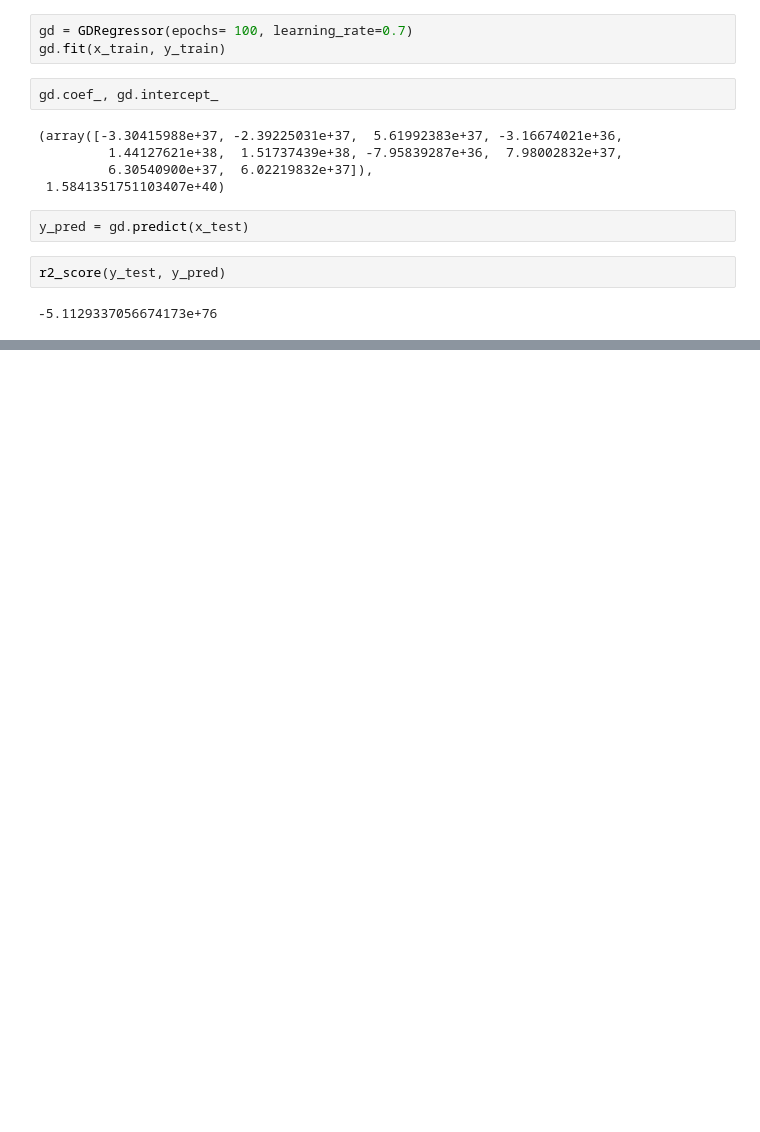
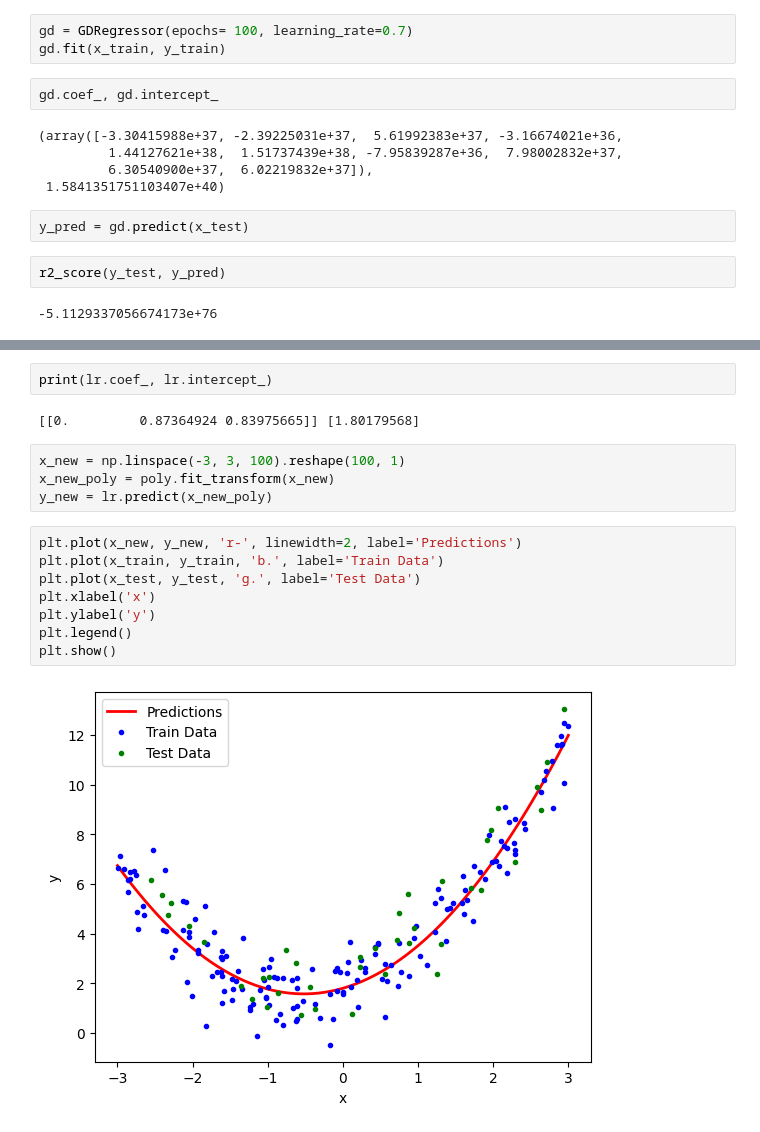
Before and after one commit to jenish2917/Machine-Learning, a Jupyter notebook: gradient descent.ipynb, the cells around one changed output, grey strips where cells are left out. Drawn from its saved outputs; the diff is of its cells as text; blank space fills up the shorter version.

```diff
--- a/gradient descent.ipynb
+++ b/gradient descent.ipynb
@@ -340,0 +486,18 @@ class GDRegressor:
+# %%
+print(lr.coef_, lr.intercept_)
+# %% [output]
+[[0.         0.87364924 0.83975665]] [1.80179568]
+# %%
+x_new = np.linspace(-3, 3, 100).reshape(100, 1)
+x_new_poly = poly.fit_transform(x_new)
+y_new = lr.predict(x_new_poly)
+# %%
+plt.plot(x_new, y_new, 'r-', linewidth=2, label='Predictions')
+plt.plot(x_train, y_train, 'b.', label='Train Data')
+plt.plot(x_test, y_test, 'g.', label='Test Data')
+plt.xlabel('x')
+plt.ylabel('y')
+plt.legend()
+plt.show()
+# %% [output]
+[figure, added]
```
Also changed, not shown: parts of 34 cells of this notebook, 1 other file.
